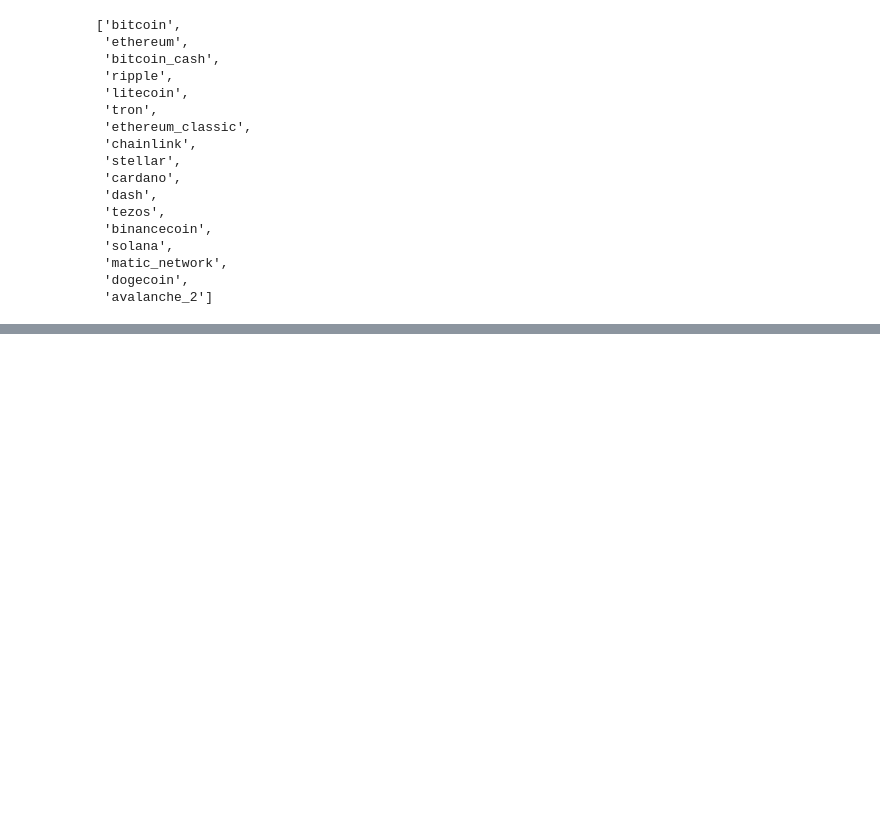
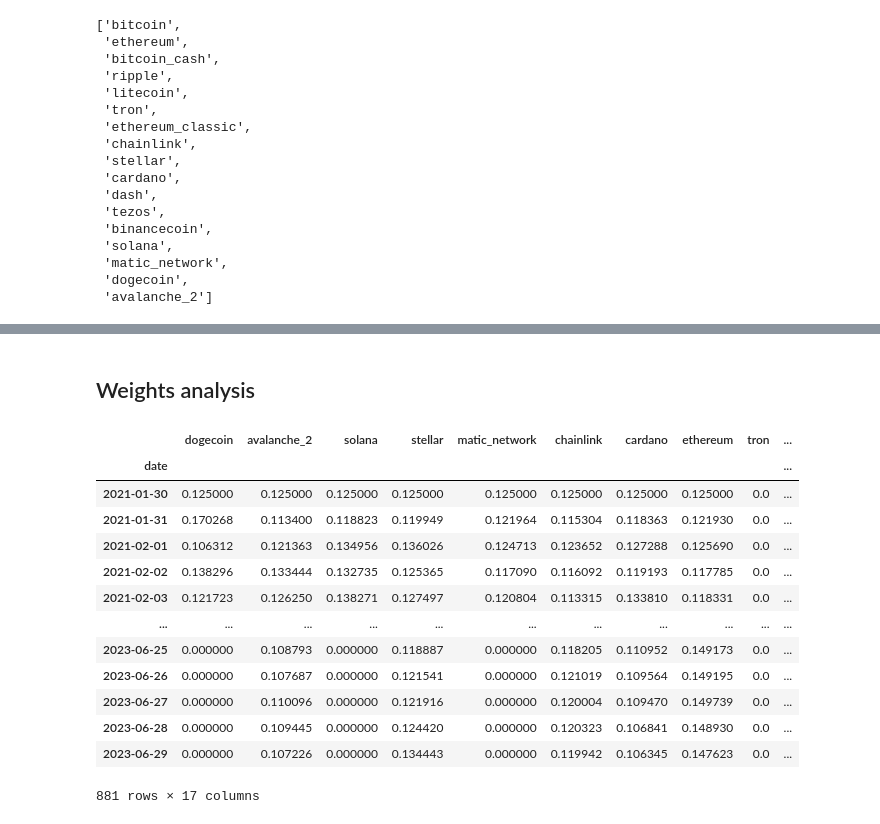
Before and after one commit to BaptisteZloch/Crypto-momentum-portfolios, a Jupyter notebook: src/crypto-momentum-cross-sectional.ipynb, the cells around one changed output, grey strips where cells are left out. Saved outputs shown, nothing was run; the diff lists cells and outputs as text; code cells hidden in the pictures; blank space fills up the shorter version.

```diff
--- a/src/crypto-momentum-cross-sectional.ipynb
+++ b/src/crypto-momentum-cross-sectional.ipynb
@@ -180,0 +238,19 @@ weights_histo
+# %% [markdown]
+## Weights analysis
+# %%
+weights_df
+# %% [output]
+|  | dogecoin | avalanche_2 | solana | stellar | matic_network | chainlink | cardano | ethereum | tron | ... |
+| date |  |  |  |  |  |  |  |  |  | ... |
+| 2021-01-30 | 0.125000 | 0.125000 | 0.125000 | 0.125000 | 0.125000 | 0.125000 | 0.125000 | 0.125000 | 0.0 | ... |
+| 2021-01-31 | 0.170268 | 0.113400 | 0.118823 | 0.119949 | 0.121964 | 0.115304 | 0.118363 | 0.121930 | 0.0 | ... |
+| 2021-02-01 | 0.106312 | 0.121363 | 0.134956 | 0.136026 | 0.124713 | 0.123652 | 0.127288 | 0.125690 | 0.0 | ... |
+| 2021-02-02 | 0.138296 | 0.133444 | 0.132735 | 0.125365 | 0.117090 | 0.116092 | 0.119193 | 0.117785 | 0.0 | ... |
+| 2021-02-03 | 0.121723 | 0.126250 | 0.138271 | 0.127497 | 0.120804 | 0.113315 | 0.133810 | 0.118331 | 0.0 | ... |
+| ... | ... | ... | ... | ... | ... | ... | ... | ... | ... | ... |
+| 2023-06-25 | 0.000000 | 0.108793 | 0.000000 | 0.118887 | 0.000000 | 0.118205 | 0.110952 | 0.149173 | 0.0 | ... |
+| 2023-06-26 | 0.000000 | 0.107687 | 0.000000 | 0.121541 | 0.000000 | 0.121019 | 0.109564 | 0.149195 | 0.0 | ... |
+| 2023-06-27 | 0.000000 | 0.110096 | 0.000000 | 0.121916 | 0.000000 | 0.120004 | 0.109470 | 0.149739 | 0.0 | ... |
+| 2023-06-28 | 0.000000 | 0.109445 | 0.000000 | 0.124420 | 0.000000 | 0.120323 | 0.106841 | 0.148930 | 0.0 | ... |
+| 2023-06-29 | 0.000000 | 0.107226 | 0.000000 | 0.134443 | 0.000000 | 0.119942 | 0.106345 | 0.147623 | 0.0 | ... |
+881 rows × 17 columns
```
Also changed, not shown: parts of 14 cells of this notebook, 8 other files.
